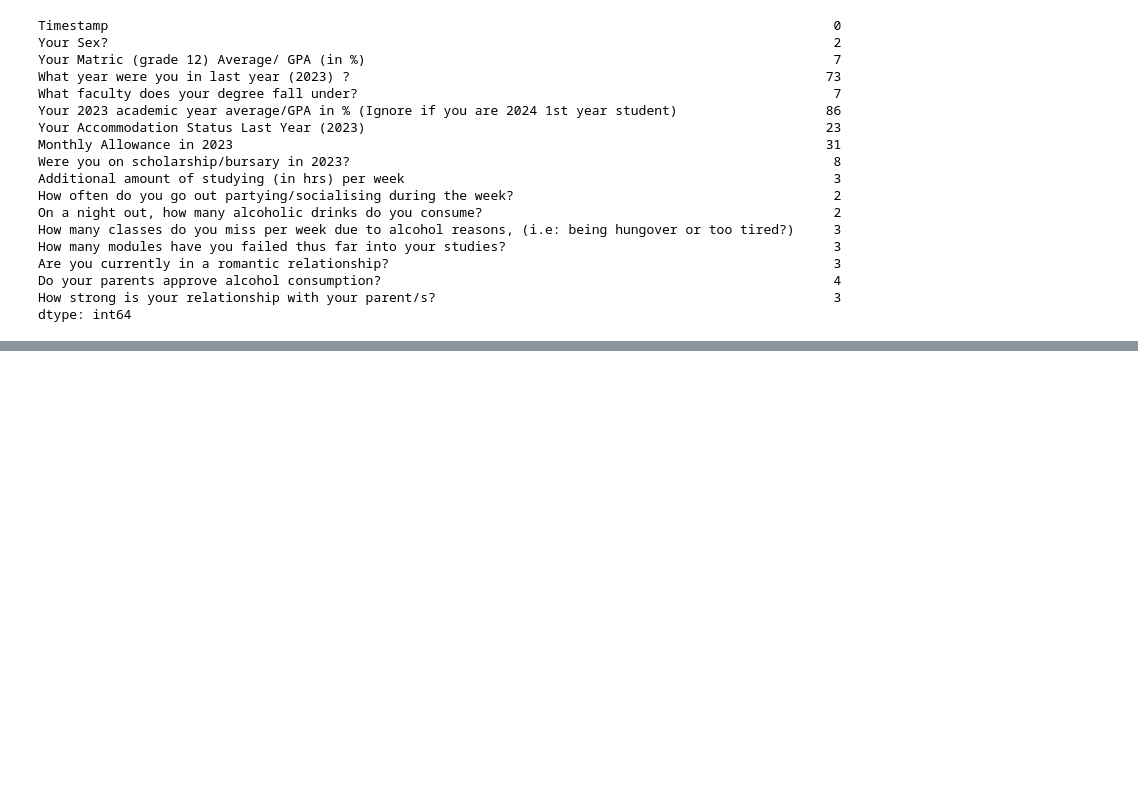
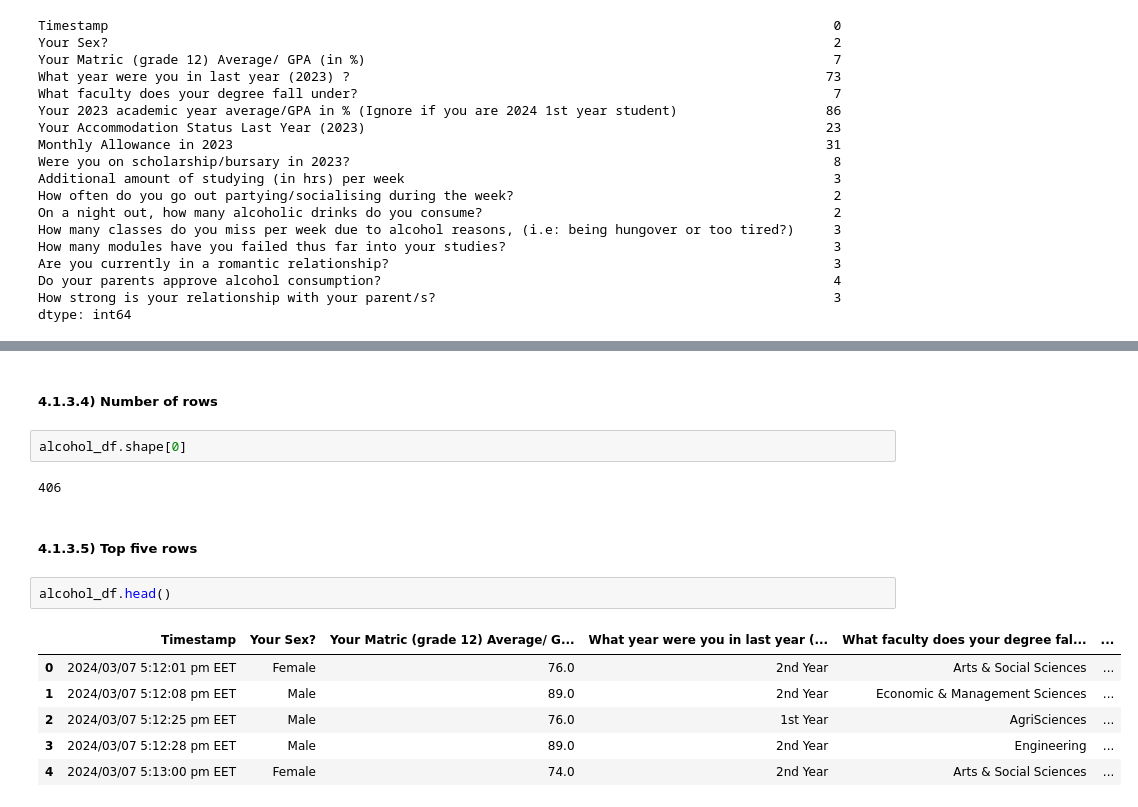
Before and after one commit to TRossen89/BI_MP_Assignments, a Jupyter notebook: MP1_Data_Ingestion_and_Wrangling.ipynb, the cells around one changed output, grey strips where cells are left out. Drawn from its saved outputs; the diff is of its cells as text; blank space fills up the shorter version.

```diff
--- a/MP1_Data_Ingestion_and_Wrangling.ipynb
+++ b/MP1_Data_Ingestion_and_Wrangling.ipynb
@@ -248,0 +259,17 @@ dtype: int64
+# %% [markdown]
+##### 4.1.3.4) Number of rows
+# %%
+alcohol_df.shape[0]
+# %% [output]
+406
+# %% [markdown]
+##### 4.1.3.5) Top five rows
+# %%
+alcohol_df.head()
+# %% [output]
+|  | Timestamp | Your Sex? | Your Matric (grade 12) Average/ G... | What year were you in last year (... | What faculty does your degree fal... | ... |
+| 0 | 2024/03/07 5:12:01 pm EET | Female | 76.0 | 2nd Year | Arts & Social Sciences | ... |
+| 1 | 2024/03/07 5:12:08 pm EET | Male | 89.0 | 2nd Year | Economic & Management Sciences | ... |
+| 2 | 2024/03/07 5:12:25 pm EET | Male | 76.0 | 1st Year | AgriSciences | ... |
+| 3 | 2024/03/07 5:12:28 pm EET | Male | 89.0 | 2nd Year | Engineering | ... |
+| 4 | 2024/03/07 5:13:00 pm EET | Female | 74.0 | 2nd Year | Arts & Social Sciences | ... |
```
Also changed, not shown: parts of 12 cells of this notebook.
